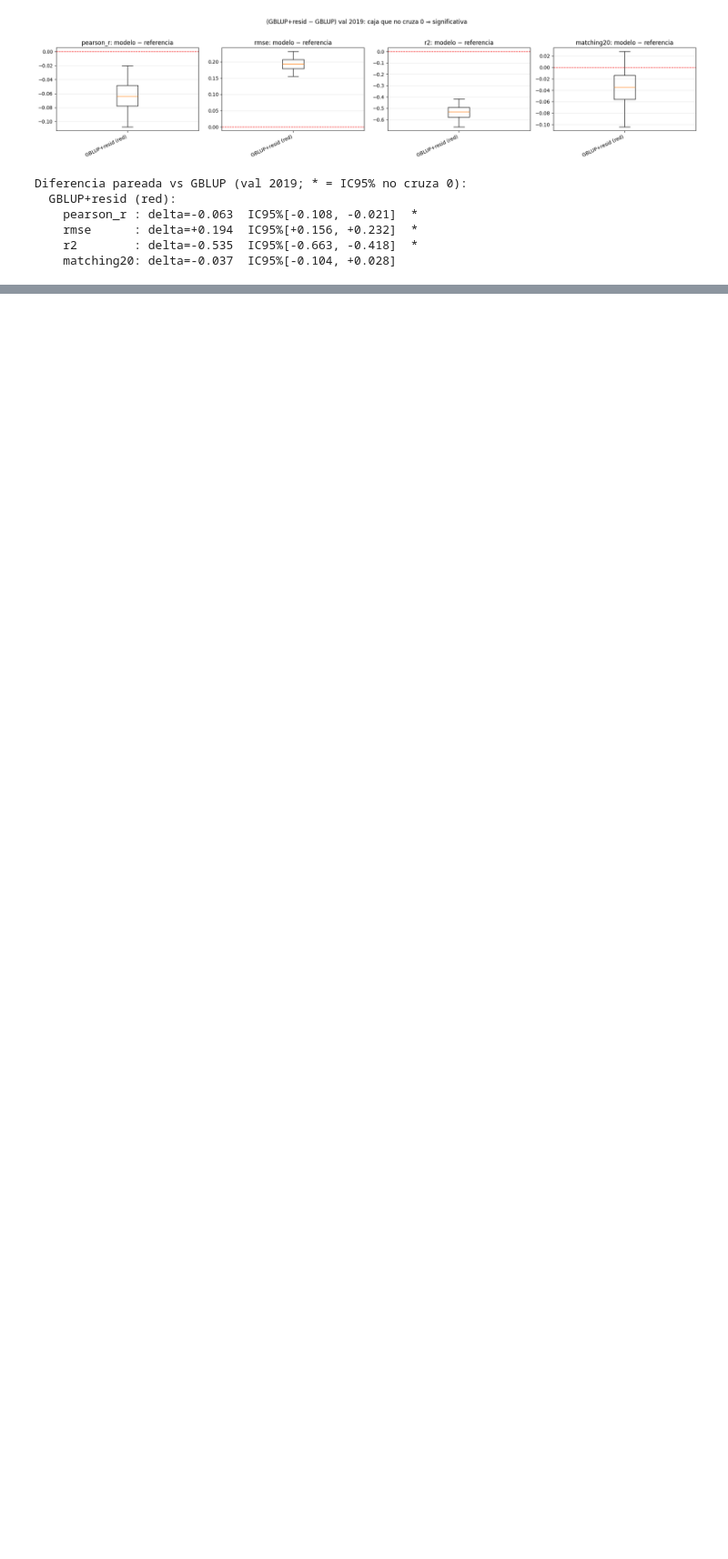
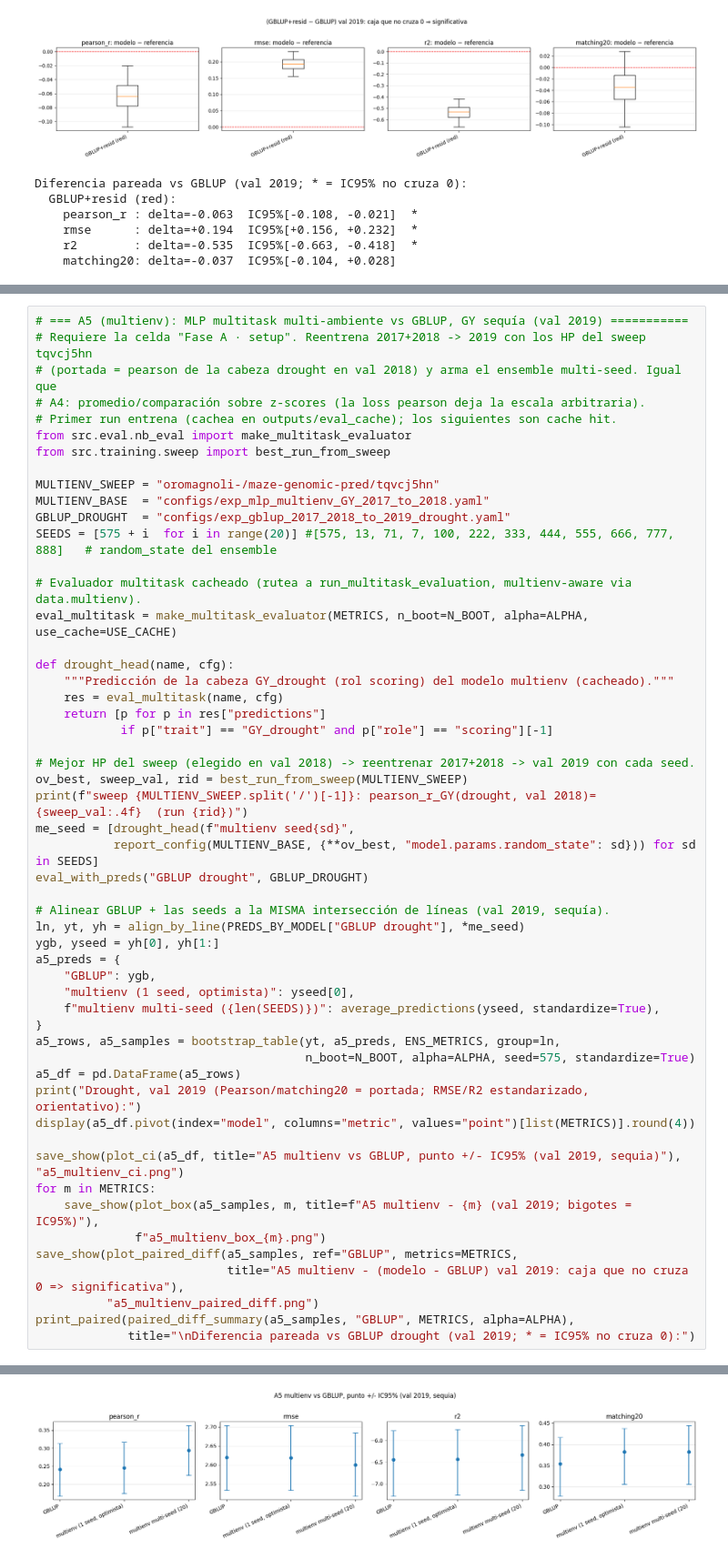
Before and after one commit to octavioromagnoli/maze-genomic-pred, a Jupyter notebook: notebooks/comparar_modelos_ci.ipynb, the cells around one changed output, grey strips where cells are left out. Shown at 91% size. Drawn from its saved outputs; the diff is of its cells as text; blank space fills up the shorter version.

```diff
--- a/notebooks/comparar_modelos_ci.ipynb
+++ b/notebooks/comparar_modelos_ci.ipynb
@@ -1652,0 +1662,54 @@ Diferencia pareada vs GBLUP (val 2019; * = IC95% no cruza 0):
+# %%
+# === A5 (multienv): MLP multitask multi-ambiente vs GBLUP, GY sequía (val 2019) ===========
+# Requiere la celda "Fase A · setup". Reentrena 2017+2018 -> 2019 con los HP del sweep tqvcj5hn
+# (portada = pearson de la cabeza drought en val 2018) y arma el ensemble multi-seed. Igual que
+# A4: promedio/comparación sobre z-scores (la loss pearson deja la escala arbitraria).
+# Primer run entrena (cachea en outputs/eval_cache); los siguientes son cache hit.
+from src.eval.nb_eval import make_multitask_evaluator
+from src.training.sweep import best_run_from_sweep
+
+MULTIENV_SWEEP = "oromagnoli-/maze-genomic-pred/tqvcj5hn"
+MULTIENV_BASE  = "configs/exp_mlp_multienv_GY_2017_to_2018.yaml"
+GBLUP_DROUGHT  = "configs/exp_gblup_2017_2018_to_2019_drought.yaml"
+SEEDS = [575 + i  for i in range(20)] #[575, 13, 71, 7, 100, 222, 333, 444, 555, 666, 777, 888]   # random_state del ensemble
+
+# Evaluador multitask cacheado (rutea a run_multitask_evaluation, multienv-aware via data.multienv).
+eval_multitask = make_multitask_evaluator(METRICS, n_boot=N_BOOT, alpha=ALPHA, use_cache=USE_CACHE)
+
+def drought_head(name, cfg):
+    """Predicción de la cabeza GY_drought (rol scoring) del modelo multienv (cacheado)."""
+    res = eval_multitask(name, cfg)
+    return [p for p in res["predictions"]
+            if p["trait"] == "GY_drought" and p["role"] == "scoring"][-1]
+
+# Mejor HP del sweep (elegido en val 2018) -> reentrenar 2017+2018 -> val 2019 con cada seed.
+ov_best, sweep_val, rid = best_run_from_sweep(MULTIENV_SWEEP)
+print(f"sweep {MULTIENV_SWEEP.split('/')[-1]}: pearson_r_GY(drought, val 2018)={sweep_val:.4f}  (run {rid})")
+me_seed = [drought_head(f"multienv seed{sd}",
+           report_config(MULTIENV_BASE, {**ov_best, "model.params.random_state": sd})) for sd in SEEDS]
+eval_with_preds("GBLUP drought", GBLUP_DROUGHT)
+
+# Alinear GBLUP + las seeds a la MISMA intersección de líneas (val 2019, sequía).
+ln, yt, yh = align_by_line(PREDS_BY_MODEL["GBLUP drought"], *me_seed)
+ygb, yseed = yh[0], yh[1:]
+a5_preds = {
+    "GBLUP": ygb,
+    "multienv (1 seed, optimista)": yseed[0],
+    f"multienv multi-seed ({len(SEEDS)})": average_predictions(yseed, standardize=True),
+}
+a5_rows, a5_samples = bootstrap_table(yt, a5_preds, ENS_METRICS, group=ln,
+                                      n_boot=N_BOOT, alpha=ALPHA, seed=575, standardize=True)
+a5_df = pd.DataFrame(a5_rows)
+print("Drought, val 2019 (Pearson/matching20 = portada; RMSE/R2 estandarizado, orientativo):")
+display(a5_df.pivot(index="model", columns="metric", values="point")[list(METRICS)].round(4))
+
+save_show(plot_ci(a5_df, title="A5 multienv vs GBLUP, punto +/- IC95% (val 2019, sequia)"), "a5_multienv_ci.png")
+for m in METRICS:
+    save_show(plot_box(a5_samples, m, title=f"A5 multienv - {m} (val 2019; bigotes = IC95%)"),
+              f"a5_multienv_box_{m}.png")
+save_show(plot_paired_diff(a5_samples, ref="GBLUP", metrics=METRICS,
+                           title="A5 multienv - (modelo - GBLUP) val 2019: caja que no cruza 0 => significativa"),
+          "a5_multienv_paired_diff.png")
+print_paired(paired_diff_summary(a5_samples, "GBLUP", METRICS, alpha=ALPHA),
+             title="\nDiferencia pareada vs GBLUP drought (val 2019; * = IC95% no cruza 0):")
+# %% [output]
@@ -1652,0 +1725 @@ Diferencia pareada vs GBLUP (val 2019; * = IC95% no cruza 0):
+[figure, added]
```
Also changed, not shown: parts of 3 cells of this notebook, 4 other files.
